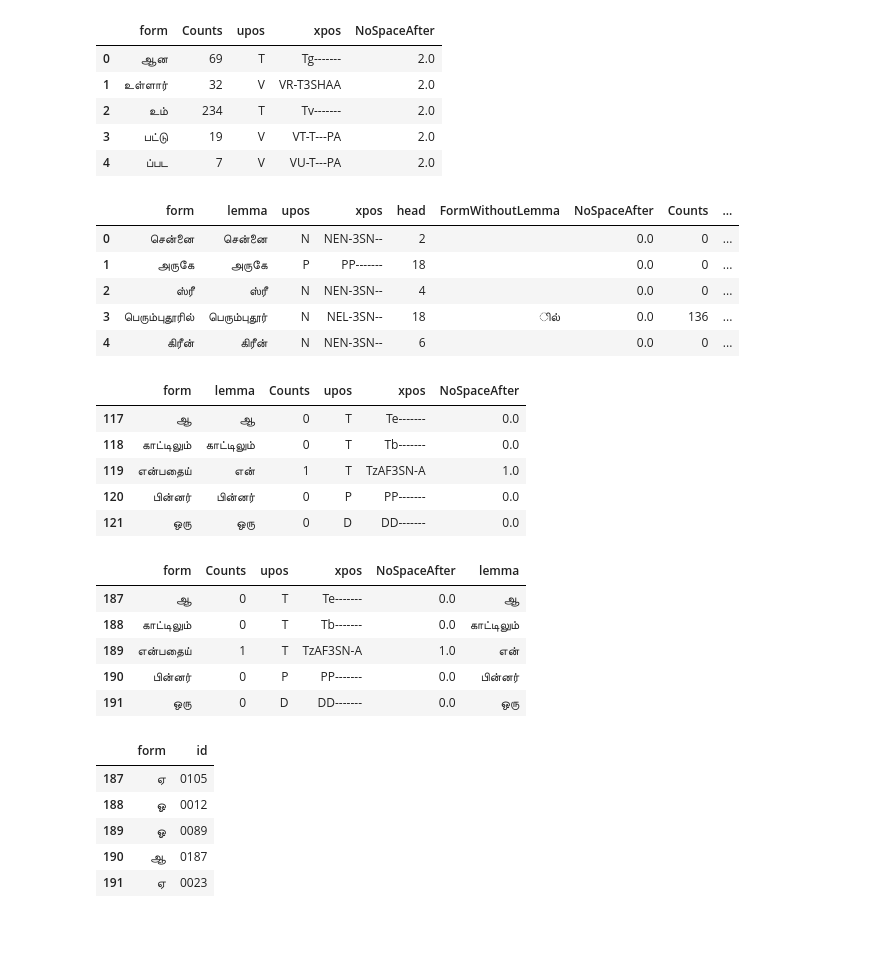
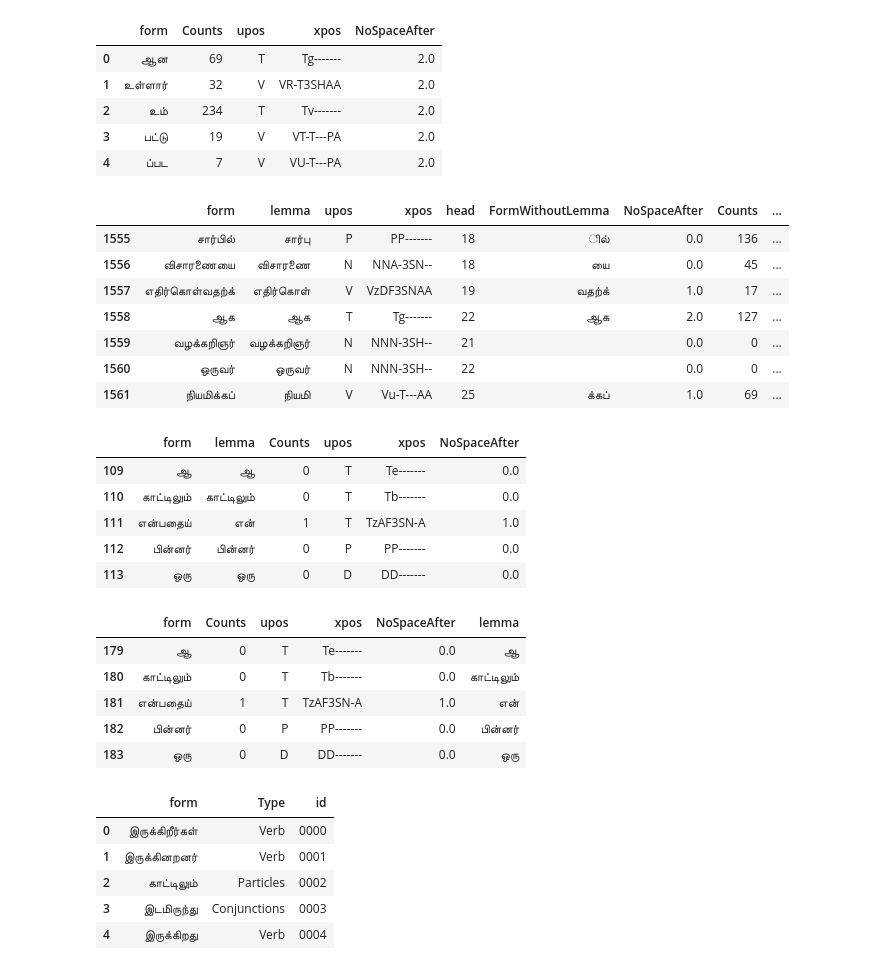
Before and after one commit to Kee2u/Deciphering_the_Indus_Valley_Script, a Jupyter notebook: grabcliticstable.ipynb, the cells around one changed output. Cells and saved outputs as stored; diff of their text form; code cells hidden in the pictures; blank space fills up the shorter version.

Commit message:
Adding prefixes to clitics, dropping duplicates and relabelling

```diff
--- a/grabcliticstable.ipynb
+++ b/grabcliticstable.ipynb
@@ -27,53 +27,75 @@ clitics_data.head()
 | 4 | ப்பட | 7 | V | VU-T---PA | 2.0 |
 # %%
 #Reading complete tamil data from sql
-tamildata = pd.read_sql_table('completetamil', con=engine)
+tamildata = pd.read_sql_table('complete_tamil', con=engine)
 tamildata.drop(columns="index", inplace=True)
-tamildata.head()
+s = tamildata.index1.sort_values().index
+tamildata = tamildata.reindex(s)
+tamildata.reset_index(drop=True, inplace=True)
+tamildata.drop(columns="index1", inplace=True)
+tamildata[1555:1562]
 # %% [output]
 |  | form | lemma | upos | xpos | head | FormWithoutLemma | NoSpaceAfter | Counts | ... |
-| 0 | சென்னை | சென்னை | N | NEN-3SN-- | 2 |  | 0.0 | 0 | ... |
-| 1 | அருகே | அருகே | P | PP------- | 18 |  | 0.0 | 0 | ... |
-| 2 | ஸ்ரீ | ஸ்ரீ | N | NEN-3SN-- | 4 |  | 0.0 | 0 | ... |
-| 3 | பெரும்புதூரில் | பெரும்புதூர் | N | NEL-3SN-- | 18 | ில் | 0.0 | 136 | ... |
-| 4 | கிரீன் | கிரீன் | N | NEN-3SN-- | 6 |  | 0.0 | 0 | ... |
+| 1555 | சார்பில் | சார்பு | P | PP------- | 18 | ில் | 0.0 | 136 | ... |
+| 1556 | விசாரணையை | விசாரணை | N | NNA-3SN-- | 18 | யை | 0.0 | 45 | ... |
+| 1557 | எதிர்கொள்வதற்க் | எதிர்கொள் | V | VzDF3SNAA | 19 | வதற்க் | 1.0 | 17 | ... |
+| 1558 | ஆக | ஆக | T | Tg------- | 22 | ஆக | 2.0 | 127 | ... |
+| 1559 | வழக்கறிஞர் | வழக்கறிஞர் | N | NNN-3SH-- | 21 |  | 0.0 | 0 | ... |
+| 1560 | ஒருவர் | ஒருவர் | N | NNN-3SH-- | 22 |  | 0.0 | 0 | ... |
+| 1561 | நியமிக்கப் | நியமி | V | Vu-T---AA | 25 | க்கப் | 1.0 | 69 | ... |
 # %%
-postpositions = tamildata[(tamildata["upos"]=='C')|(tamildata["upos"]=='D')|(tamildata["upos"]=='P')|(tamildata["upos"]=='Q')|(tamildata["upos"]=='T')]
+postpositions = tamildata[(tamildata["upos"]=='C')|(tamildata["upos"]=='D')|(tamildata["upos"]=='P')|(tamildata["upos"]=='Q')|(tamildata["upos"]=='T')&(tamildata["NoSpaceAfter"]!=2.0)&(tamildata["NoSpaceAfter"]!=3.0)]
 postpositions = postpositions[["form", "lemma", "Counts", "upos", "xpos", "NoSpaceAfter"]]
 postpositions.drop_duplicates(subset="form", inplace=True)
 postpositions.reset_index(drop=True, inplace=True)
 postpositions.tail()
 # %% [output]
 |  | form | lemma | Counts | upos | xpos | NoSpaceAfter |
-| 117 | ஆ | ஆ | 0 | T | Te------- | 0.0 |
-| 118 | காட்டிலும் | காட்டிலும் | 0 | T | Tb------- | 0.0 |
-| 119 | என்பதைய் | என் | 1 | T | TzAF3SN-A | 1.0 |
-| 120 | பின்னர் | பின்னர் | 0 | P | PP------- | 0.0 |
-| 121 | ஒரு | ஒரு | 0 | D | DD------- | 0.0 |
+| 109 | ஆ | ஆ | 0 | T | Te------- | 0.0 |
+| 110 | காட்டிலும் | காட்டிலும் | 0 | T | Tb------- | 0.0 |
+| 111 | என்பதைய் | என் | 1 | T | TzAF3SN-A | 1.0 |
+| 112 | பின்னர் | பின்னர் | 0 | P | PP------- | 0.0 |
+| 113 | ஒரு | ஒரு | 0 | D | DD------- | 0.0 |
 # %%
 clitics_data = clitics_data.append(postpositions)
 clitics_data.reset_index(drop=True, inplace=True)
+clitics_data.drop_duplicates(subset="form", inplace=True)
 clitics_data.tail()
 # %% [output]
 |  | form | Counts | upos | xpos | NoSpaceAfter | lemma |
-| 187 | ஆ | 0 | T | Te------- | 0.0 | ஆ |
-| 188 | காட்டிலும் | 0 | T | Tb------- | 0.0 | காட்டிலும் |
-| 189 | என்பதைய் | 1 | T | TzAF3SN-A | 1.0 | என் |
-| 190 | பின்னர் | 0 | P | PP------- | 0.0 | பின்னர் |
-| 191 | ஒரு | 0 | D | DD------- | 0.0 | ஒரு |
+| 179 | ஆ | 0 | T | Te------- | 0.0 | ஆ |
+| 180 | காட்டிலும் | 0 | T | Tb------- | 0.0 | காட்டிலும் |
+| 181 | என்பதைய் | 1 | T | TzAF3SN-A | 1.0 | என் |
+| 182 | பின்னர் | 0 | P | PP------- | 0.0 | பின்னர் |
+| 183 | ஒரு | 0 | D | DD------- | 0.0 | ஒரு |
 # %%
 # Adding an identifier for each clitic. To function as a logogram
-clitics = pd.DataFrame(clitics_data["form"])
+clitics = pd.DataFrame(clitics_data[["form", "upos"]])
 s= clitics.form.str.len().sort_values(ascending=False).index
 clitics = clitics.reindex(s)
+clitics.reset_index(drop=True, inplace=True)
 clitics["id"] = clitics.index.astype(str)
 clitics["id"] = clitics["id"].apply(lambda x: x.zfill(4))
-clitics.reset_index(drop=True, inplace=True)
-clitics.tail()
+clitics.rename(columns = {'upos': "Type"}, inplace = True)
+for i in range(len(clitics)):
+    Type = clitics.loc[i, "Type"]
+    if Type == 'V':
+        clitics.loc[i, "Type"] = "Verb"
+    elif Type == 'T':
+        clitics.loc[i, "Type"] = "Particles"
+    elif Type == 'J':
+        clitics.loc[i, "Type"] = "Adjectives"
+    elif Type == 'Q':
+        clitics.loc[i, "Type"] = "Quantifiers"
+    elif Type == 'D':
+        clitics.loc[i, "Type"] = "Determiners"
+    else:
+        clitics.loc[i, "Type"] = "Conjunctions"
+clitics.head()
 # %% [output]
-|  | form | id |
-| 187 | ஏ | 0105 |
-| 188 | ஓ | 0012 |
-| 189 | ஓ | 0089 |
-| 190 | ஆ | 0187 |
-| 191 | ஏ | 0023 |
+|  | form | Type | id |
+| 0 | இருக்கிறீர்கள் | Verb | 0000 |
+| 1 | இருக்கினறனர் | Verb | 0001 |
+| 2 | காட்டிலும் | Particles | 0002 |
+| 3 | இடமிருந்து | Conjunctions | 0003 |
+| 4 | இருக்கிறது | Verb | 0004 |
```
Also changed, not shown: parts of 6 cells of this notebook.
